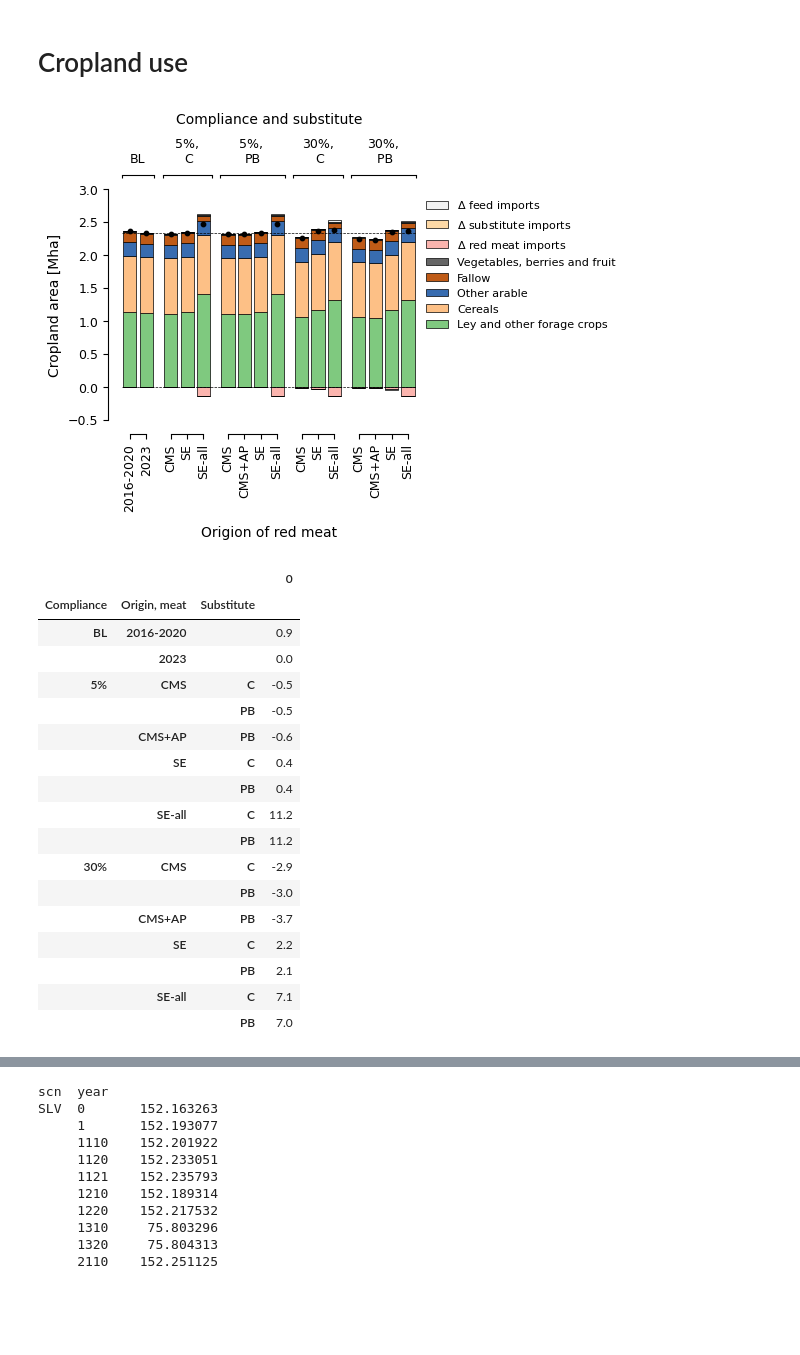
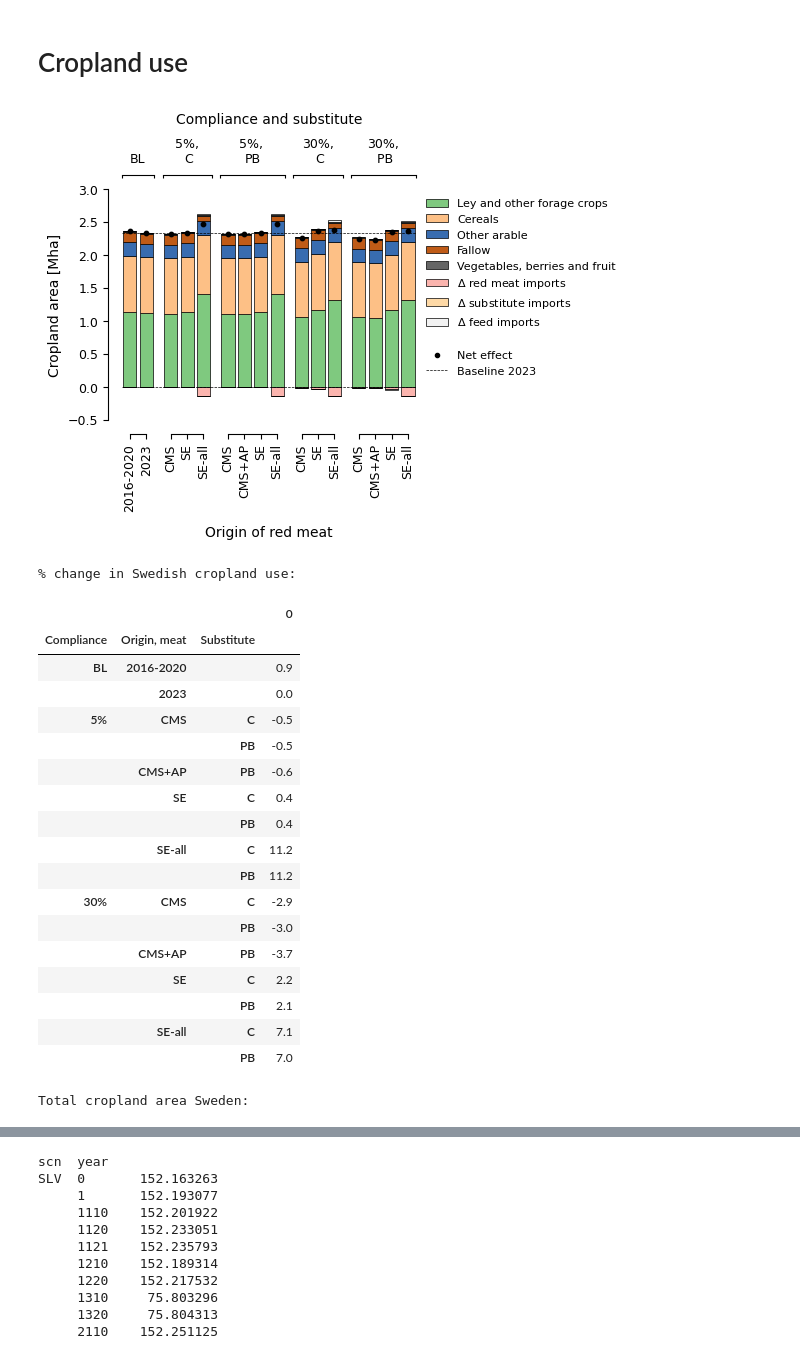
Before and after one commit to SLU-foodsystems/CIBUSmod-SLV2025, a Jupyter notebook: SLV2025_outputs.ipynb, the cells around one changed output, grey strips where cells are left out. Drawn from its saved outputs; the diff is of its cells as text; code cells hidden in the pictures; blank space fills up the shorter version.

```diff
--- a/SLV2025_outputs.ipynb
+++ b/SLV2025_outputs.ipynb
@@ -60,13 +60,15 @@ bar_style = {
     'grouptitle_fontsize':10,
     'ylabel_fontsize':10,
     'xlabel_fontsize':10,
-    'xlabel':'Origion of red meat',
+    'xlabel':'Origin of red meat',
     'grouptitle':'Compliance and substitute',
 }
 
 bar_style2 = {k:v for k,v in bar_style.items() if k != 'cmap'}
 
 def style_bar(ax, d):
+    from matplotlib.lines import Line2D
+
     if isinstance(d, pd.DataFrame):
         ax.legend(
             ncol=1, fontsize=8, reverse=True,
@@ -74,6 +76,32 @@ def style_bar(ax, d):
         )
     ax.axhline(d.loc[scn_tuple(BL_SCN[1])].sum(), color='black', linestyle='--', linewidth=0.5)
 
+def legend_add_markers(ax, net=True, bl=True, **kwargs):
+    from matplotlib.lines import Line2D
+
+    default_kwargs = {
+        'ncol':1, 'fontsize':8,
+        'bbox_to_anchor':(1,1), 'frameon':False
+    }
+    default_kwargs.update(kwargs)
+
+    handles, labels = ax.get_legend_handles_labels()
+
+    custom_lines = [Line2D([0], [0], marker='None', linestyle='None', label='')]
+    if net:
+        custom_lines += [Line2D([0], [0], color='black', marker='o', markersize=3, linestyle='None', label='Net effect')]
+    if bl:
+        custom_lines += [Line2D([0], [0], color='black', linestyle='--', linewidth=0.5, label='Baseline 2023'),]
+
+    handles += custom_lines
+    labels += [line.get_label() for line in custom_lines]
+
+    # Set the combined legend
+    ax.legend(
+        handles, labels,
+        **default_kwargs
+    )
+
 def annotate_axs(axs, size=10, pos=(-0.2,1.3)):
     import string
     for i, ax in enumerate(axs.flatten()):
@@ -246,34 +283,38 @@ d = (
     session.get_attr('c','area',{'crop':['land_use','crop_group2']})
     .loc[:,'cropland']
     .sort_values(axis=1, by=('SLV','0'), ascending=False)
     .rename(columns={'Fodder crops':'Ley and other forage crops'})
     .join(food_import_land)
     .join(feed_import_land)
 ) / 1_000_000
 d = d.set_index(make_scn_idx(d.index))
 
 fig,ax = plt.subplots(figsize=(3.8,3))
 cm.plot.bar(
     d,
     ax = ax,
     ylabel='Cropland area [Mha]',
     ylim=(-0.5,3),
     cmap=ListedColormap(name='X', colors=colors),
     **bar_style2
 )
 style_bar(ax, d)
+legend_add_markers(ax)
 plt.savefig('output/figs/cropland.png',dpi=200,bbox_inches='tight')
 plt.show()
 d.to_csv('output/cropland_Mha.csv')
 
 t = d.iloc[:,0:5].sum(axis=1)
 t = (t-t.loc[scn_tuple(BL_SCN[1])]) / t.iloc[0] * 100
+print('% change in Swedish cropland use:')
 display(t.to_frame().style.format(precision=1))
 
+print('Total cropland area Sweden:')
 t = d.iloc[:,0:5].sum(axis=1)
 display(t.to_frame().style.format(precision=1))
 # %% [output]
-[figure, old version]
+[figure, new version]
+% change in Swedish cropland use:
 |  |  |  | 0 |
 | Compliance | Origin, meat | Substitute |  |
 | BL | 2016-2020 |  | 0.9 |
@@ -292,6 +333,7 @@ display(t.to_frame().style.format(precision=1))
 |  |  | PB | 2.1 |
 |  | SE-all | C | 7.1 |
 |  |  | PB | 7.0 |
+Total cropland area Sweden:
 |  |  |  | 0 |
 | Compliance | Origin, meat | Substitute |  |
 | BL | 2016-2020 |  | 2.4 |
```
Also changed, not shown: parts of 16 cells of this notebook, 10 other files.
